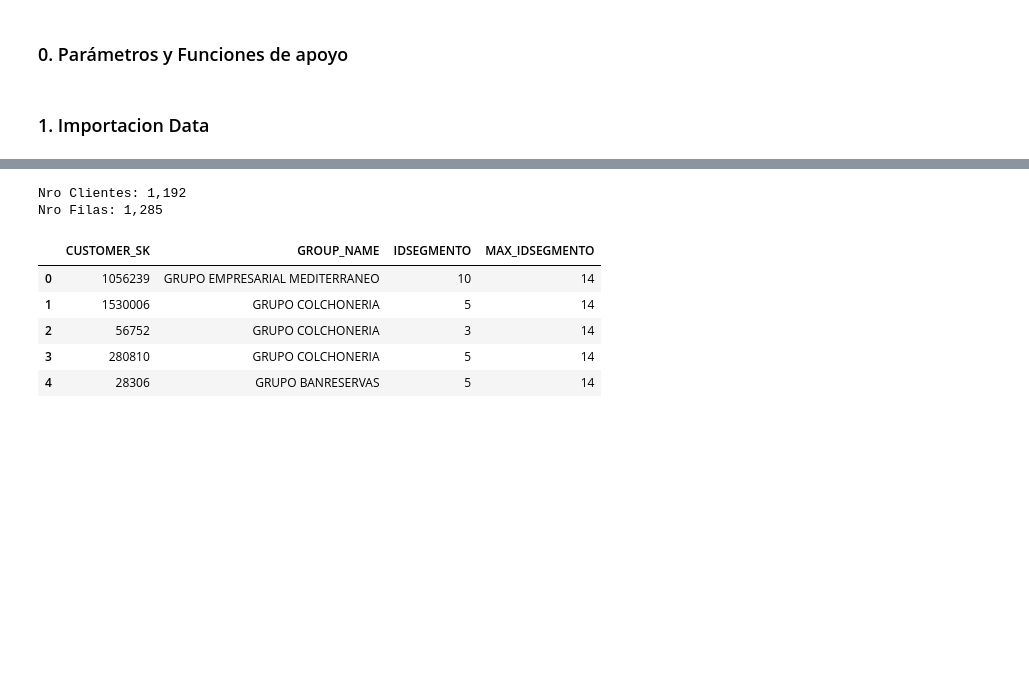
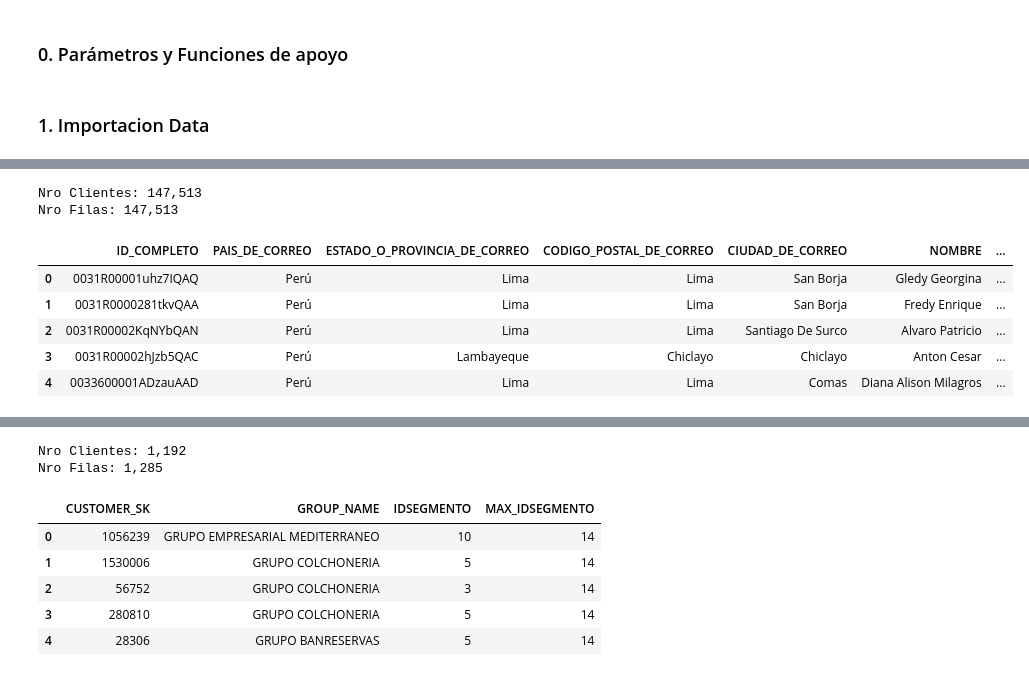
Before and after one commit to MKFabrizio/Datathon_DMC, a Jupyter notebook: notebooks/Clustering_01.ipynb, the cells around one changed output, grey strips where cells are left out. Cells and saved outputs as stored; diff of their text form; code cells hidden in the pictures; blank space fills up the shorter version.

```diff
--- a/notebooks/Clustering_01.ipynb
+++ b/notebooks/Clustering_01.ipynb
@@ -174,0 +165,25 @@ Nro Filas: 1,990
+# %%
+import unidecode  # Asegura que tienes instalada esta librería con: pip install unidecode
+directory_contactos = "C:/Users/BW439WF/Downloads/Datathon DMC/Datathon_DMC/data/02_raw/"
+df_contactos = pd.read_excel(directory_contactos + 'BBDD_CONTACTOS.xlsx')
+
+# Función para limpiar nombres de columnas
+def clean_column_names(columns):
+    return [unidecode.unidecode(col.upper().replace(" ", "_")) for col in columns]
+
+# Aplicar la función a las columnas del DataFrame
+df_contactos.columns = clean_column_names(df_contactos.columns)
+
+# Resumen Data
+print(f'Nro Clientes: {df_contactos["ID_COMPLETO"].nunique():,}')
+print(f'Nro Filas: {df_contactos.shape[0]:,}')
+df_contactos.head()
+# %% [output]
+Nro Clientes: 147,513
+Nro Filas: 147,513
+|  | ID_COMPLETO | PAIS_DE_CORREO | ESTADO_O_PROVINCIA_DE_CORREO | CODIGO_POSTAL_DE_CORREO | CIUDAD_DE_CORREO | NOMBRE | ... |
+| 0 | 0031R00001uhz7IQAQ | Perú | Lima | Lima | San Borja | Gledy Georgina | ... |
+| 1 | 0031R0000281tkvQAA | Perú | Lima | Lima | San Borja | Fredy Enrique | ... |
+| 2 | 0031R00002KqNYbQAN | Perú | Lima | Lima | Santiago De Surco | Alvaro Patricio | ... |
+| 3 | 0031R00002hJzb5QAC | Perú | Lambayeque | Chiclayo | Chiclayo | Anton Cesar | ... |
+| 4 | 0033600001ADzauAAD | Perú | Lima | Lima | Comas | Diana Alison Milagros | ... |
```
Also changed, not shown: parts of 4 cells of this notebook, 1 other file.
